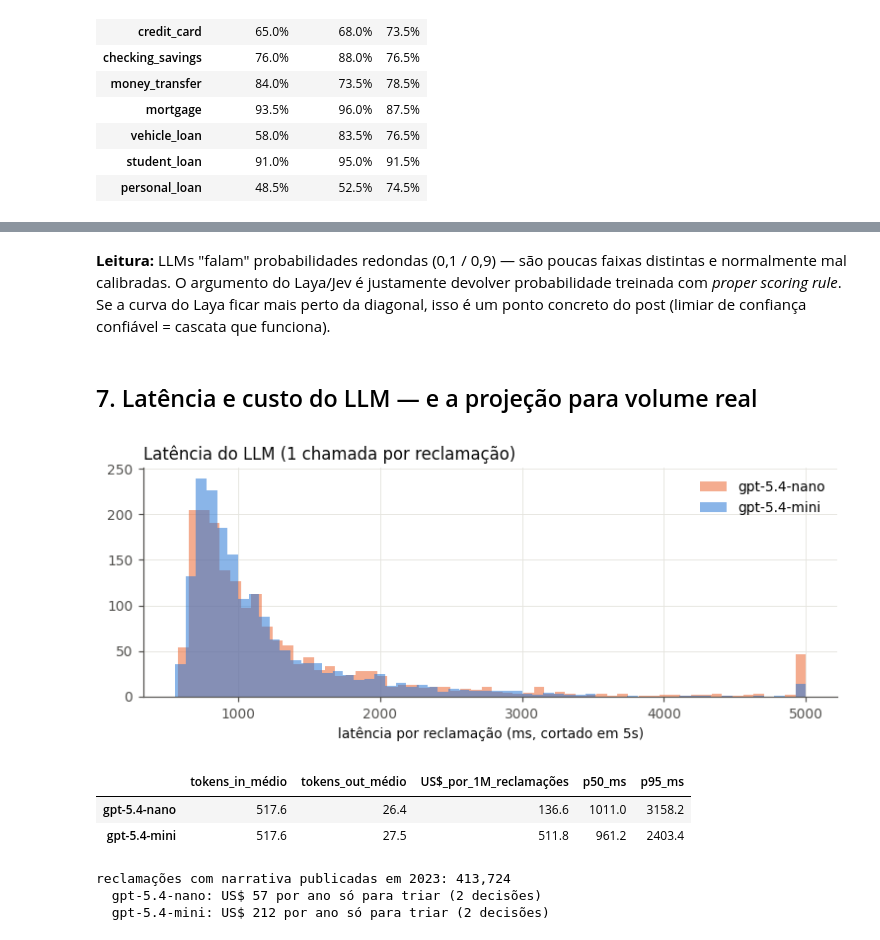
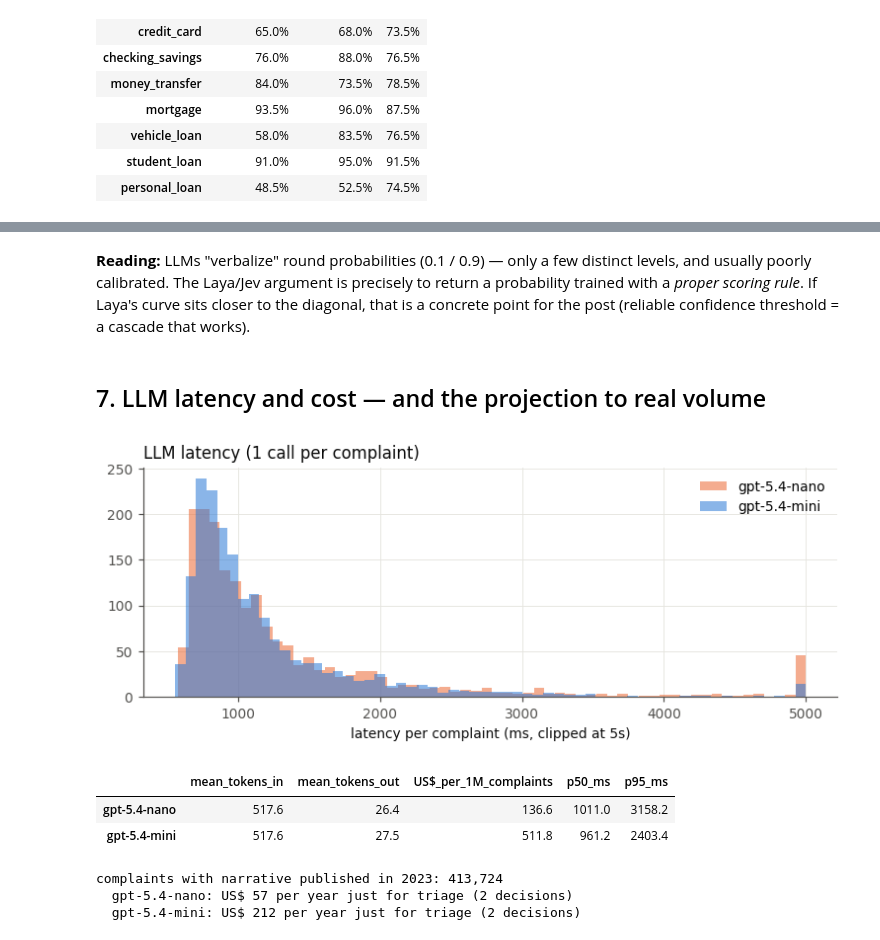
Before and after one commit to stuaninauts/laya-vs-llms-benchmark, a Jupyter notebook: 07_eda.ipynb, the cells around one changed output, grey strips where cells are left out. Saved outputs shown, nothing was run; the diff lists cells and outputs as text; code cells hidden in the pictures.

```diff
--- a/07_eda.ipynb
+++ b/07_eda.ipynb
@@ -327,33 +327,33 @@ gpt-5.4-mini valores distintos de fraud_probability: 60 | AUC 0.868
-# %% [markdown]
-**Leitura:** LLMs "falam" probabilidades redondas (0,1 / 0,9) — são poucas faixas distintas e
-normalmente mal calibradas. O argumento do Laya/Jev é justamente devolver probabilidade treinada
-com *proper scoring rule*. Se a curva do Laya ficar mais perto da diagonal, isso é um ponto
-concreto do post (limiar de confiança confiável = cascata que funciona).
-# %% [markdown]
-## 7. Latência e custo do LLM — e a projeção para volume real
+# %% [markdown]
+**Reading:** LLMs "verbalize" round probabilities (0.1 / 0.9) — only a few distinct levels, and
+usually poorly calibrated. The Laya/Jev argument is precisely to return a probability trained
+with a *proper scoring rule*. If Laya's curve sits closer to the diagonal, that is a concrete
+point for the post (reliable confidence threshold = a cascade that works).
+# %% [markdown]
+## 7. LLM latency and cost — and the projection to real volume
 # %%
 fig, ax = plt.subplots(figsize=(7, 3))
 for (m, d), c in zip(llm.items(), [ORANGE, BLUE]):
     ax.hist(d.llm_ms.clip(upper=5000), bins=60, alpha=.55, color=c, label=m)
-ax.set_xlabel("latência por reclamação (ms, cortado em 5s)"); ax.legend(frameon=False)
-ax.set_title("Latência do LLM (1 chamada por reclamação)", loc="left", color=INK); plt.tight_layout(); plt.show()
+ax.set_xlabel("latency per complaint (ms, clipped at 5s)"); ax.legend(frameon=False)
+ax.set_title("LLM latency (1 call per complaint)", loc="left", color=INK); plt.tight_layout(); plt.show()
 
-cost = pd.DataFrame({m: {"tokens_in_médio": d.tok_in.mean(), "tokens_out_médio": d.tok_out.mean(),
-                         "US$_por_1M_reclamações": d.cost_usd.mean() * 1e6,
+cost = pd.DataFrame({m: {"mean_tokens_in": d.tok_in.mean(), "mean_tokens_out": d.tok_out.mean(),
+                         "US$_per_1M_complaints": d.cost_usd.mean() * 1e6,
                          "p50_ms": d.llm_ms.median(), "p95_ms": d.llm_ms.quantile(.95)} for m, d in llm.items()}).T
 cost.round(1)
 # %% [output]
-[figure, old version]
+[figure, new version]
-|  | tokens_in_médio | tokens_out_médio | US$_por_1M_reclamações | p50_ms | p95_ms |
+|  | mean_tokens_in | mean_tokens_out | US$_per_1M_complaints | p50_ms | p95_ms |
 | gpt-5.4-nano | 517.6 | 26.4 | 136.6 | 1011.0 | 3158.2 |
 | gpt-5.4-mini | 517.6 | 27.5 | 511.8 | 961.2 | 2403.4 |
 # %%
-# ordem de grandeza: volume anual de reclamações na CFPB (base real, todas as filas, 2023)
+# order of magnitude: annual CFPB complaint volume (real dataset, all queues, 2023)
 vol_2023 = (raw.date.dt.year == 2023).sum()
-print(f"reclamações com narrativa publicadas em 2023: {vol_2023:,}")
+print(f"complaints with narrative published in 2023: {vol_2023:,}")
 for m in cost.index:
-    print(f"  {m}: US$ {cost.loc[m, 'US$_por_1M_reclamações'] * vol_2023 / 1e6:,.0f} por ano só para triar (2 decisões)")
+    print(f"  {m}: US$ {cost.loc[m, 'US$_per_1M_complaints'] * vol_2023 / 1e6:,.0f} per year just for triage (2 decisions)")
 # %% [output]
-reclamações com narrativa publicadas em 2023: 413,724
-  gpt-5.4-nano: US$ 57 por ano só para triar (2 decisões)
-  gpt-5.4-mini: US$ 212 por ano só para triar (2 decisões)
+complaints with narrative published in 2023: 413,724
+  gpt-5.4-nano: US$ 57 per year just for triage (2 decisions)
+  gpt-5.4-mini: US$ 212 per year just for triage (2 decisions)
```
Also changed, not shown: parts of 37 cells of this notebook, 34 other files.
